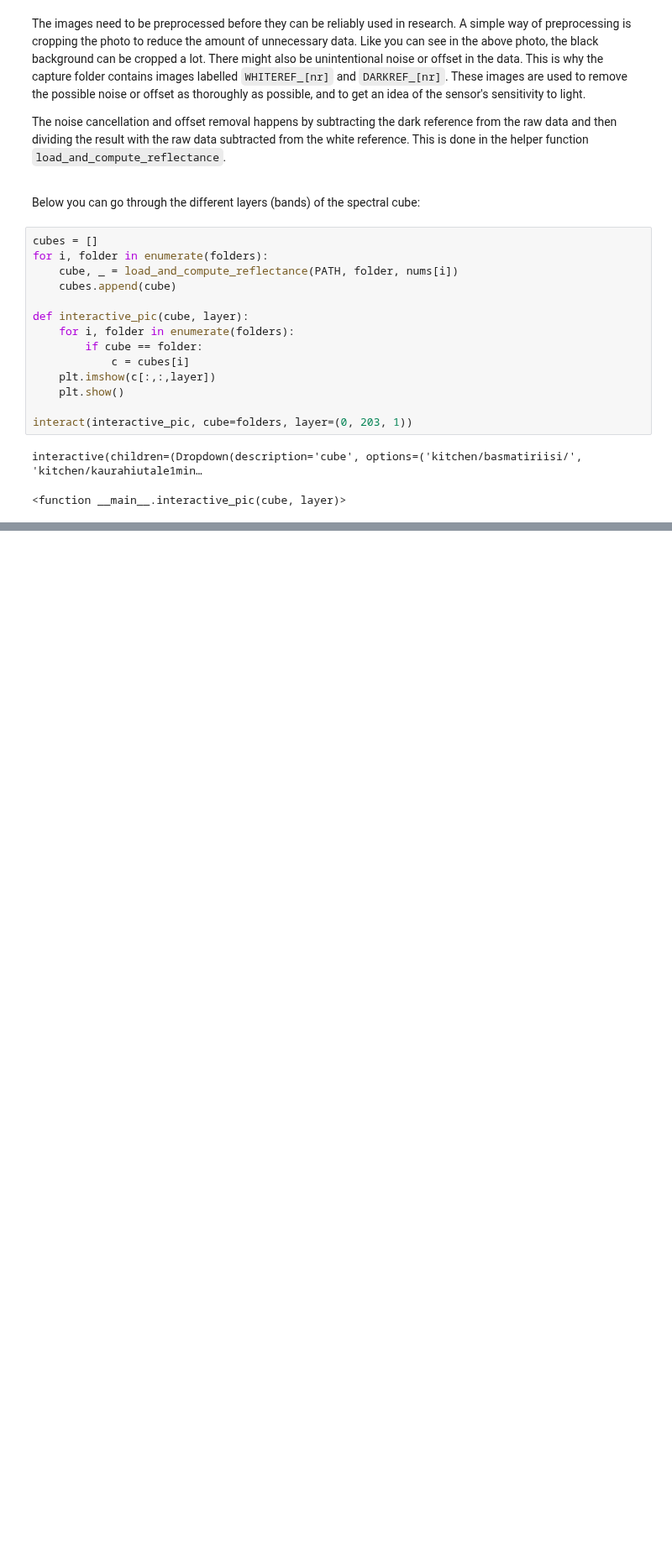
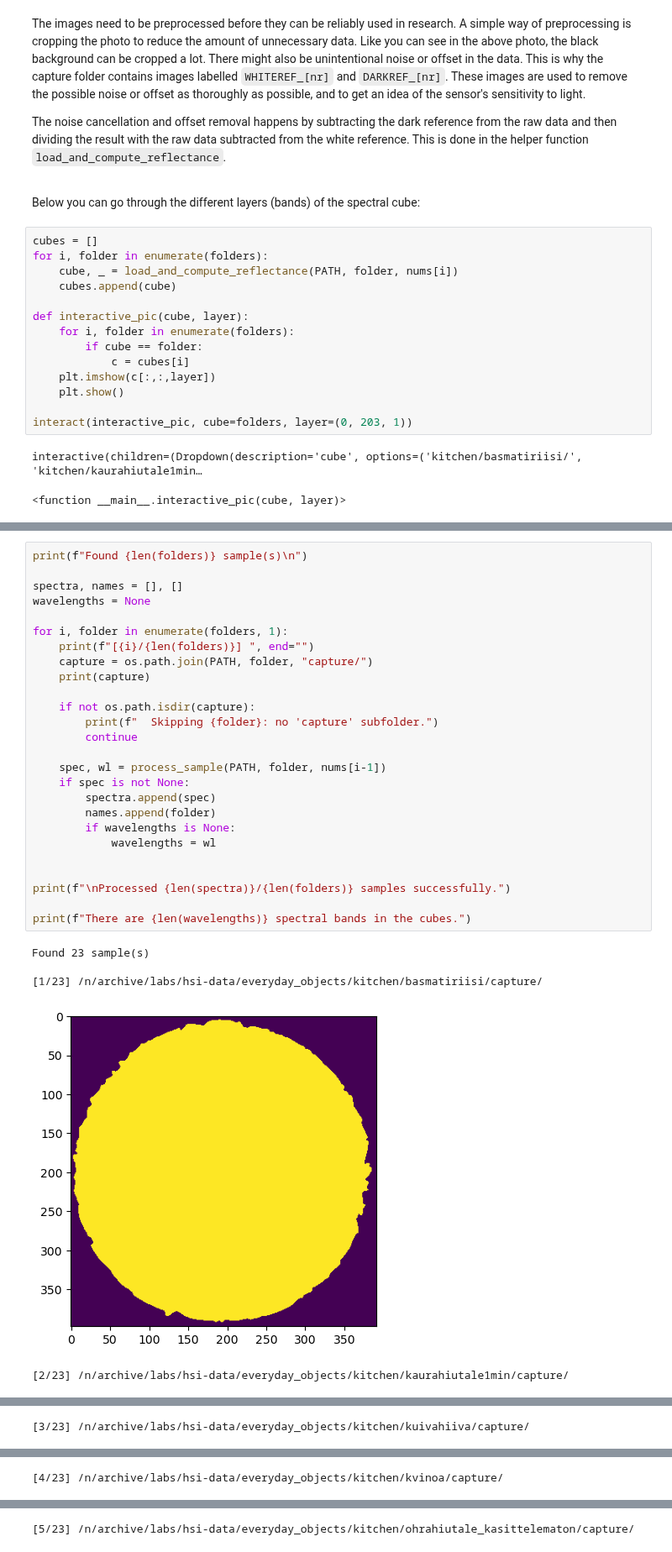
Before and after one commit to annitarvainen/tutkimusprojekti, a Jupyter notebook: projekti_infotekstit.ipynb, the cells around one changed output, grey strips where cells are left out. Shown at 84% size. Cells and saved outputs as stored; diff of their text form; blank space fills up the shorter version.

```diff
--- a/projekti_infotekstit.ipynb
+++ b/projekti_infotekstit.ipynb
@@ -190,0 +331,32 @@ interactive(children=(Dropdown(description='cube', options=('kitchen/basmatiriis
+# %%
+print(f"Found {len(folders)} sample(s)\n")
+
+spectra, names = [], []
+wavelengths = None
+
+for i, folder in enumerate(folders, 1):
+    print(f"[{i}/{len(folders)}] ", end="")
+    capture = os.path.join(PATH, folder, "capture/")
+    print(capture)
+
+    if not os.path.isdir(capture):
+        print(f"  Skipping {folder}: no 'capture' subfolder.")
+        continue
+
+    spec, wl = process_sample(PATH, folder, nums[i-1])
+    if spec is not None:
+        spectra.append(spec)
+        names.append(folder)
+        if wavelengths is None:
+            wavelengths = wl
+
+
+print(f"\nProcessed {len(spectra)}/{len(folders)} samples successfully.")
+
+print(f"There are {len(wavelengths)} spectral bands in the cubes.")
+# %% [output]
+Found 23 sample(s)
+
+[1/23] /n/archive/labs/hsi-data/everyday_objects/kitchen/basmatiriisi/capture/
+[figure, added]
+[2/23] /n/archive/labs/hsi-data/everyday_objects/kitchen/kaurahiutale1min/capture/
@@ -190,0 +364 @@ interactive(children=(Dropdown(description='cube', options=('kitchen/basmatiriis
+[3/23] /n/archive/labs/hsi-data/everyday_objects/kitchen/kuivahiiva/capture/
@@ -190,0 +366 @@ interactive(children=(Dropdown(description='cube', options=('kitchen/basmatiriis
+[4/23] /n/archive/labs/hsi-data/everyday_objects/kitchen/kvinoa/capture/
@@ -190,0 +368 @@ interactive(children=(Dropdown(description='cube', options=('kitchen/basmatiriis
+[5/23] /n/archive/labs/hsi-data/everyday_objects/kitchen/ohrahiutale_kasittelematon/capture/
```
Also changed, not shown: parts of 5 cells of this notebook.
